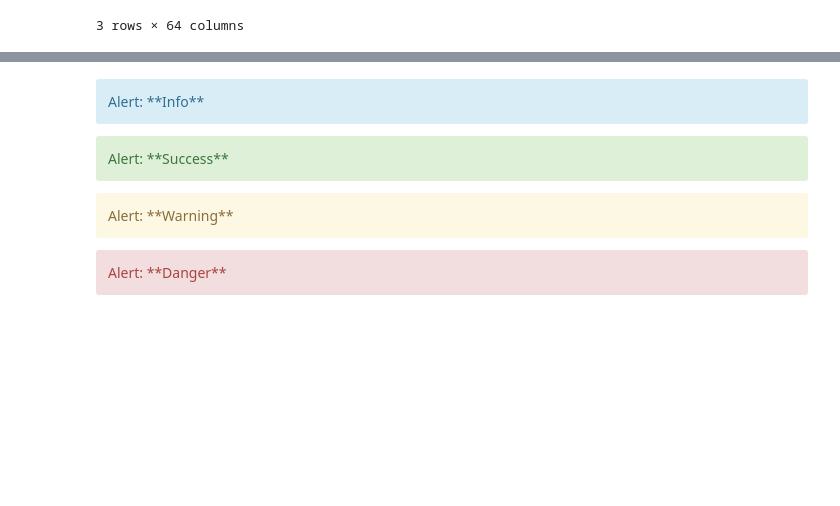
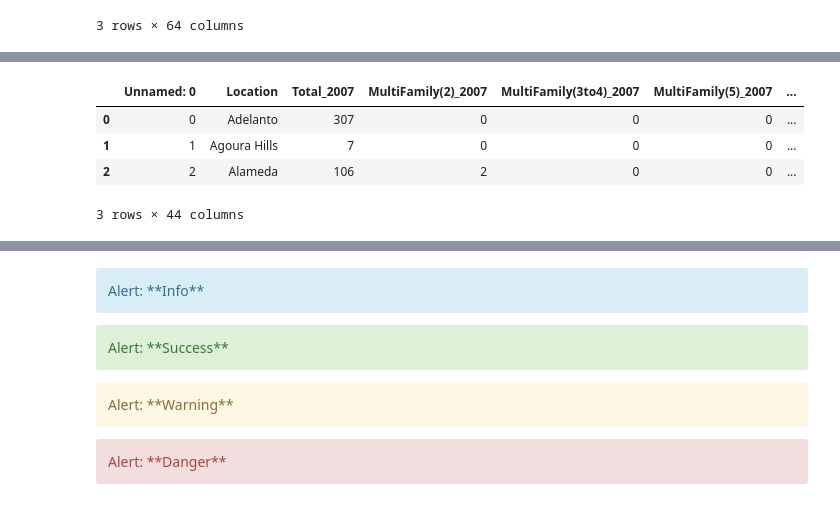
Before and after one commit to ankoorb/NPO-Project, a Jupyter notebook: iPython-Notebooks/Earth-Advocacy-Project-2015.ipynb, the cells around one changed output, grey strips where cells are left out. Cells and saved outputs as stored; diff of their text form; code cells hidden in the pictures; blank space fills up the shorter version.

```diff
--- a/iPython-Notebooks/Earth-Advocacy-Project-2015.ipynb
+++ b/iPython-Notebooks/Earth-Advocacy-Project-2015.ipynb
@@ -1286,0 +1325,8 @@ Year processed: 2013
+# %%
+permits.head(3)
+# %% [output]
+|  | Unnamed: 0 | Location | Total_2007 | MultiFamily(2)_2007 | MultiFamily(3to4)_2007 | MultiFamily(5)_2007 | ... |
+| 0 | 0 | Adelanto | 307 | 0 | 0 | 0 | ... |
+| 1 | 1 | Agoura Hills | 7 | 0 | 0 | 0 | ... |
+| 2 | 2 | Alameda | 106 | 2 | 0 | 0 | ... |
+3 rows × 44 columns
```
Also changed, not shown: parts of 37 cells of this notebook, 1 other file.
